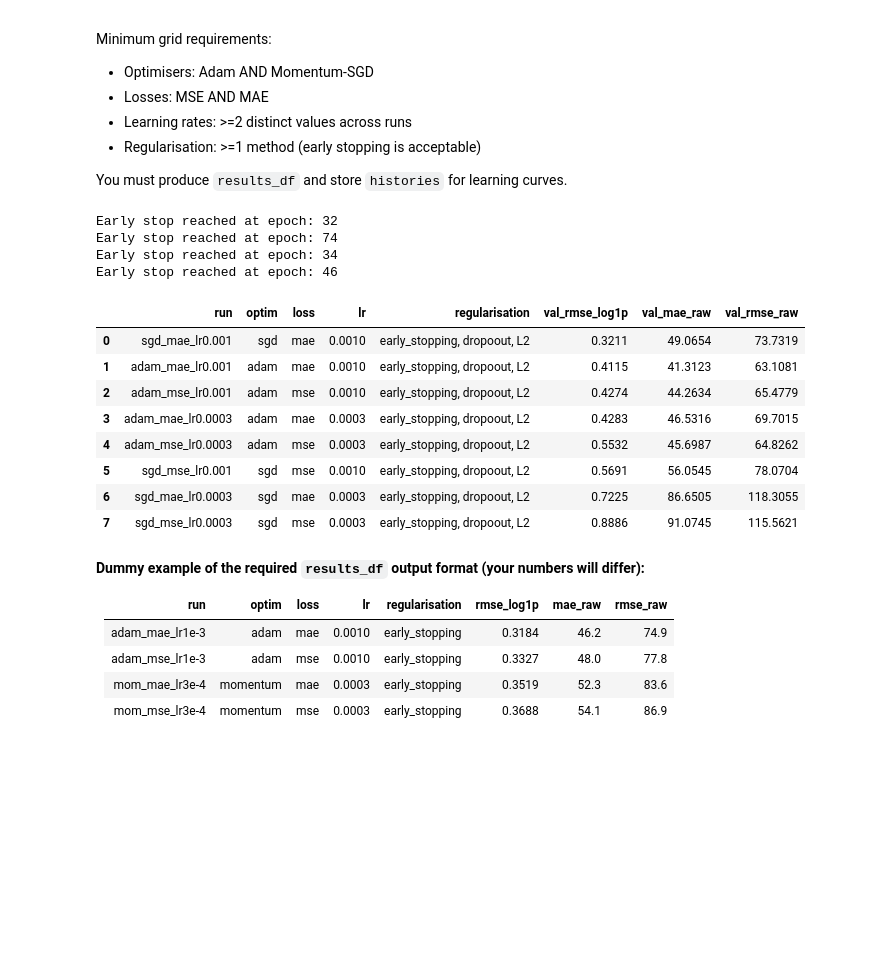
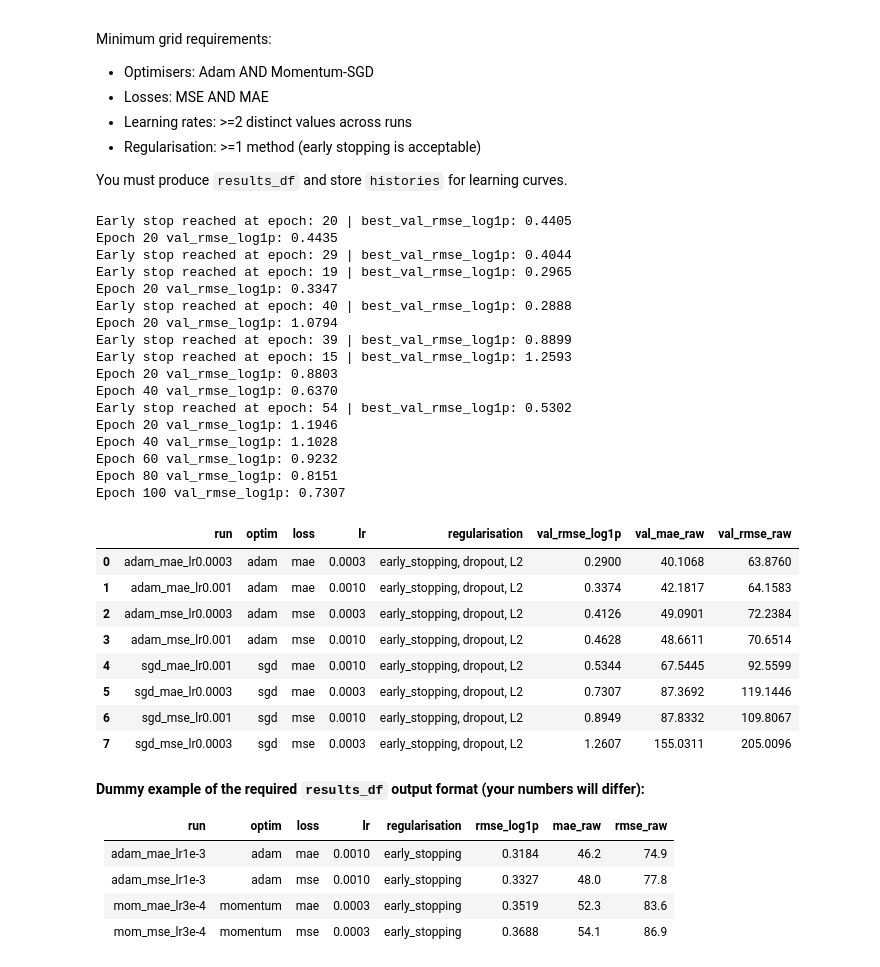
Before and after one commit to Will-Barnard-WB/AI-ML-Assignments, a Jupyter notebook: CM22009_S2_coursework_specifications [Version Release]/starter_notebook_CM22009_bikeshare_Coursework_TODO.ipynb, the cells around one changed output. Saved outputs shown, nothing was run; the diff lists cells and outputs as text; code cells hidden in the pictures; blank space fills up the shorter version.

```diff
--- a/CM22009_S2_coursework_specifications [Version Release]/starter_notebook_CM22009_bikeshare_Coursework_TODO.ipynb
+++ b/CM22009_S2_coursework_specifications [Version Release]/starter_notebook_CM22009_bikeshare_Coursework_TODO.ipynb
@@ -441,9 +441,9 @@ def train_model(cfg, X_tr, y_tr, X_va, y_va):
     model = MLPRegressor(in_dim=X_tr.shape[1], hidden=cfg["hidden"], activation=cfg["activation"], dropout=cfg["dropout"])
 
     if cfg["optimizer"] == "adam":
-        optimizer = torch.optim.Adam(model.parameters(), lr=cfg["lr"], weight_decay=1e-4)
+        optimizer = torch.optim.Adam(model.parameters(), lr=cfg["lr"], weight_decay=1e-5)
     else:
-        optimizer = torch.optim.SGD(model.parameters(), lr=cfg["lr"], momentum=0.9, weight_decay=1e-4)
+        optimizer = torch.optim.SGD(model.parameters(), lr=cfg["lr"], momentum=0.9, weight_decay=1e-5)
 
     if cfg["loss"] == "mse":
         loss_fn = nn.MSELoss()
@@ -503,8 +503,11 @@ def train_model(cfg, X_tr, y_tr, X_va, y_va):
 
         if cfg.get("early_stopping", False) and cfg.get("patience", 0) > 0:
             if patience_counter >= cfg["patience"]:
-                print(f"Early stop reached at epoch: {epoch+1}")
+                print(f"Early stop reached at epoch: {epoch+1} | best_val_rmse_log1p: {best_val_loss:.4f}")
                 break
+
+        if (epoch + 1) % 20 == 0:
+            print(f"Epoch {epoch+1} val_rmse_log1p: {val_metrics['rmse_log1p']:.4f}")
 
     model.load_state_dict(best_weights)
 
@@ -595,16 +608,16 @@ for optimizer in optimizers:
     for loss in losses:
             for lr in lrs:
                     config = {
-                        "hidden": (128, 64, 32),
+                        "hidden": (256, 128, 64),
                         "activation": "relu",
-                        "dropout": 0.1,
+                        "dropout": 0.2,
                         "optimizer": optimizer,
                         "loss": loss,
                         "lr": lr,
                         "batch_size": 64,
                         "max_epochs": 100,
                         "early_stopping": True,
-                        "patience": 15,
+                        "patience": 5,
                         }
                     configs.append(config)
 
@@ -628,45 +641,58 @@ for i, cfg in enumerate(configs):
     histories[run_name] = history_df[["epoch", "val_rmse_log1p", "val_mae_raw", "val_rmse_raw"]]
 
     last_metrics = history_df[["epoch", "val_rmse_log1p", "val_mae_raw", "val_rmse_raw"]].iloc[-1].to_dict()
 
     results.append({
         "run": run_name,
         "optim": cfg["optimizer"],
         "loss": cfg["loss"],
         "lr": cfg["lr"],
         "regularisation": "early_stopping, dropout, L2",
         "val_rmse_log1p": last_metrics["val_rmse_log1p"],
         "val_mae_raw": last_metrics["val_mae_raw"],
         "val_rmse_raw": last_metrics["val_rmse_raw"]
     })
 
 # 3) Display `results_df`.
 
 results_df = pd.DataFrame(results).sort_values("val_rmse_log1p").reset_index(drop=True)
 
 results_df
 
 # CONTROLLED EXPERIMENTS REQUIREMENT (minimum 4 runs):
 # - Hold constant across runs: data split, preprocessing, architecture (hidden dims), batch_size, epochs,
 #   early_stopping settings (early_stopping=True, patience fixed), and metric (RMSE(log1p)).
 # - Vary across runs: optimiser (Adam vs Momentum-SGD) AND loss (MSE vs MAE).
 # - Use stable LRs (e.g., Adam ~1e-3; Momentum may need smaller, e.g., 3e-4) and include gradient clipping.
 #
 # NOTE: You MUST use validation metrics (not test) to compare runs and select the best run.
 # %% [output]
-Early stop reached at epoch: 32
-Early stop reached at epoch: 74
-Early stop reached at epoch: 34
-Early stop reached at epoch: 46
+Early stop reached at epoch: 20 | best_val_rmse_log1p: 0.4405
+Epoch 20 val_rmse_log1p: 0.4435
+Early stop reached at epoch: 29 | best_val_rmse_log1p: 0.4044
+Early stop reached at epoch: 19 | best_val_rmse_log1p: 0.2965
+Epoch 20 val_rmse_log1p: 0.3347
+Early stop reached at epoch: 40 | best_val_rmse_log1p: 0.2888
+Epoch 20 val_rmse_log1p: 1.0794
+Early stop reached at epoch: 39 | best_val_rmse_log1p: 0.8899
+Early stop reached at epoch: 15 | best_val_rmse_log1p: 1.2593
+Epoch 20 val_rmse_log1p: 0.8803
+Epoch 40 val_rmse_log1p: 0.6370
+Early stop reached at epoch: 54 | best_val_rmse_log1p: 0.5302
+Epoch 20 val_rmse_log1p: 1.1946
+Epoch 40 val_rmse_log1p: 1.1028
+Epoch 60 val_rmse_log1p: 0.9232
+Epoch 80 val_rmse_log1p: 0.8151
+Epoch 100 val_rmse_log1p: 0.7307
 |  | run | optim | loss | lr | regularisation | val_rmse_log1p | val_mae_raw | val_rmse_raw |
-| 0 | sgd_mae_lr0.001 | sgd | mae | 0.0010 | early_stopping, dropoout, L2 | 0.3211 | 49.0654 | 73.7319 |
-| 1 | adam_mae_lr0.001 | adam | mae | 0.0010 | early_stopping, dropoout, L2 | 0.4115 | 41.3123 | 63.1081 |
-| 2 | adam_mse_lr0.001 | adam | mse | 0.0010 | early_stopping, dropoout, L2 | 0.4274 | 44.2634 | 65.4779 |
-| 3 | adam_mae_lr0.0003 | adam | mae | 0.0003 | early_stopping, dropoout, L2 | 0.4283 | 46.5316 | 69.7015 |
-| 4 | adam_mse_lr0.0003 | adam | mse | 0.0003 | early_stopping, dropoout, L2 | 0.5532 | 45.6987 | 64.8262 |
-| 5 | sgd_mse_lr0.001 | sgd | mse | 0.0010 | early_stopping, dropoout, L2 | 0.5691 | 56.0545 | 78.0704 |
-| 6 | sgd_mae_lr0.0003 | sgd | mae | 0.0003 | early_stopping, dropoout, L2 | 0.7225 | 86.6505 | 118.3055 |
-| 7 | sgd_mse_lr0.0003 | sgd | mse | 0.0003 | early_stopping, dropoout, L2 | 0.8886 | 91.0745 | 115.5621 |
+| 0 | adam_mae_lr0.0003 | adam | mae | 0.0003 | early_stopping, dropout, L2 | 0.2900 | 40.1068 | 63.8760 |
+| 1 | adam_mae_lr0.001 | adam | mae | 0.0010 | early_stopping, dropout, L2 | 0.3374 | 42.1817 | 64.1583 |
+| 2 | adam_mse_lr0.0003 | adam | mse | 0.0003 | early_stopping, dropout, L2 | 0.4126 | 49.0901 | 72.2384 |
+| 3 | adam_mse_lr0.001 | adam | mse | 0.0010 | early_stopping, dropout, L2 | 0.4628 | 48.6611 | 70.6514 |
+| 4 | sgd_mae_lr0.001 | sgd | mae | 0.0010 | early_stopping, dropout, L2 | 0.5344 | 67.5445 | 92.5599 |
+| 5 | sgd_mae_lr0.0003 | sgd | mae | 0.0003 | early_stopping, dropout, L2 | 0.7307 | 87.3692 | 119.1446 |
+| 6 | sgd_mse_lr0.001 | sgd | mse | 0.0010 | early_stopping, dropout, L2 | 0.8949 | 87.8332 | 109.8067 |
+| 7 | sgd_mse_lr0.0003 | sgd | mse | 0.0003 | early_stopping, dropout, L2 | 1.2607 | 155.0311 | 205.0096 |
 # %% [markdown]
 **Dummy example of the required `results_df` output format (your numbers will differ):**
 
```
Also changed, not shown: parts of 7 cells of this notebook, 4 other files.
